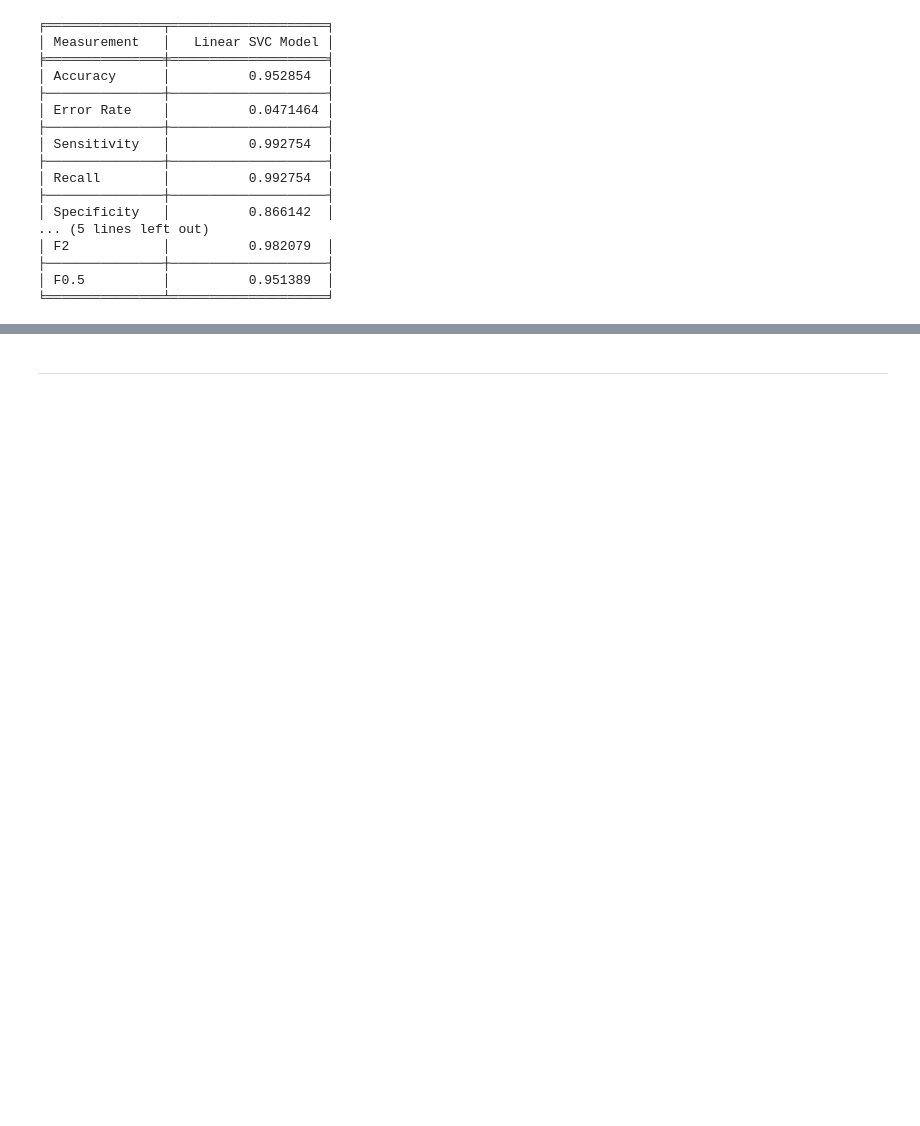
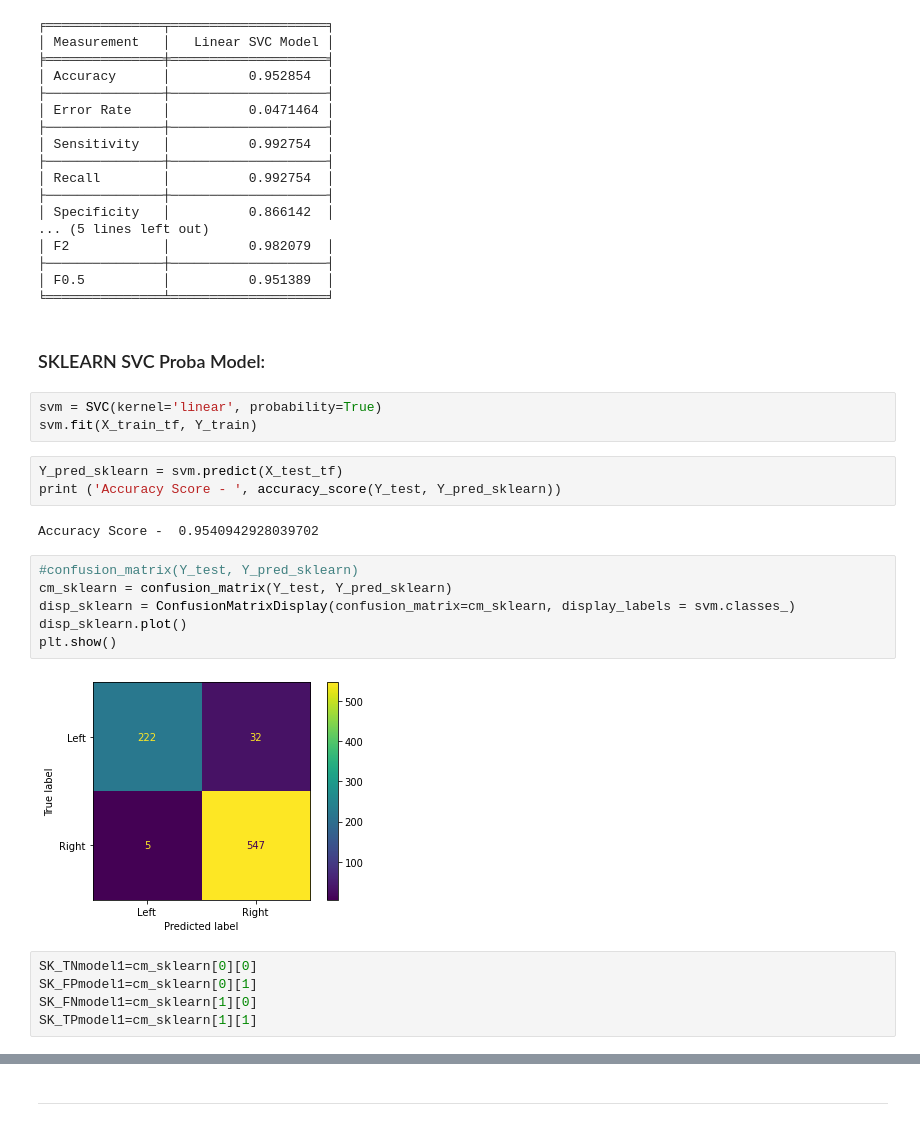
Before and after one commit to fausa/Bias_Detection_in_Journalism, a Jupyter notebook: deliverables/ADS509_FausA_Final_Project_01_API_v2_webscrape.ipynb, the cells around one changed output, grey strips where cells are left out. Saved outputs shown, nothing was run; the diff lists cells and outputs as text; blank space fills up the shorter version.

```diff
--- a/deliverables/ADS509_FausA_Final_Project_01_API_v2_webscrape.ipynb
+++ b/deliverables/ADS509_FausA_Final_Project_01_API_v2_webscrape.ipynb
@@ -1171,3 +1172,26 @@ print(ModelEvaluationTable)
 ├───────────────┼────────────────────┤
 │ F0.5          │          0.951389  │
 ╘═══════════════╧════════════════════╛
+# %% [markdown]
+### SKLEARN SVC Proba Model:
+# %%
+svm = SVC(kernel='linear', probability=True)
+svm.fit(X_train_tf, Y_train)
+# %%
+Y_pred_sklearn = svm.predict(X_test_tf)
+print ('Accuracy Score - ', accuracy_score(Y_test, Y_pred_sklearn))
+# %% [output]
+Accuracy Score -  0.9540942928039702
+# %%
+#confusion_matrix(Y_test, Y_pred_sklearn)
+cm_sklearn = confusion_matrix(Y_test, Y_pred_sklearn)
+disp_sklearn = ConfusionMatrixDisplay(confusion_matrix=cm_sklearn, display_labels = svm.classes_)
+disp_sklearn.plot()
+plt.show()
+# %% [output]
+[figure, added]
+# %%
+SK_TNmodel1=cm_sklearn[0][0]
+SK_FPmodel1=cm_sklearn[0][1]
+SK_FNmodel1=cm_sklearn[1][0]
+SK_TPmodel1=cm_sklearn[1][1]
```
Also changed, not shown: parts of 2 cells of this notebook.
